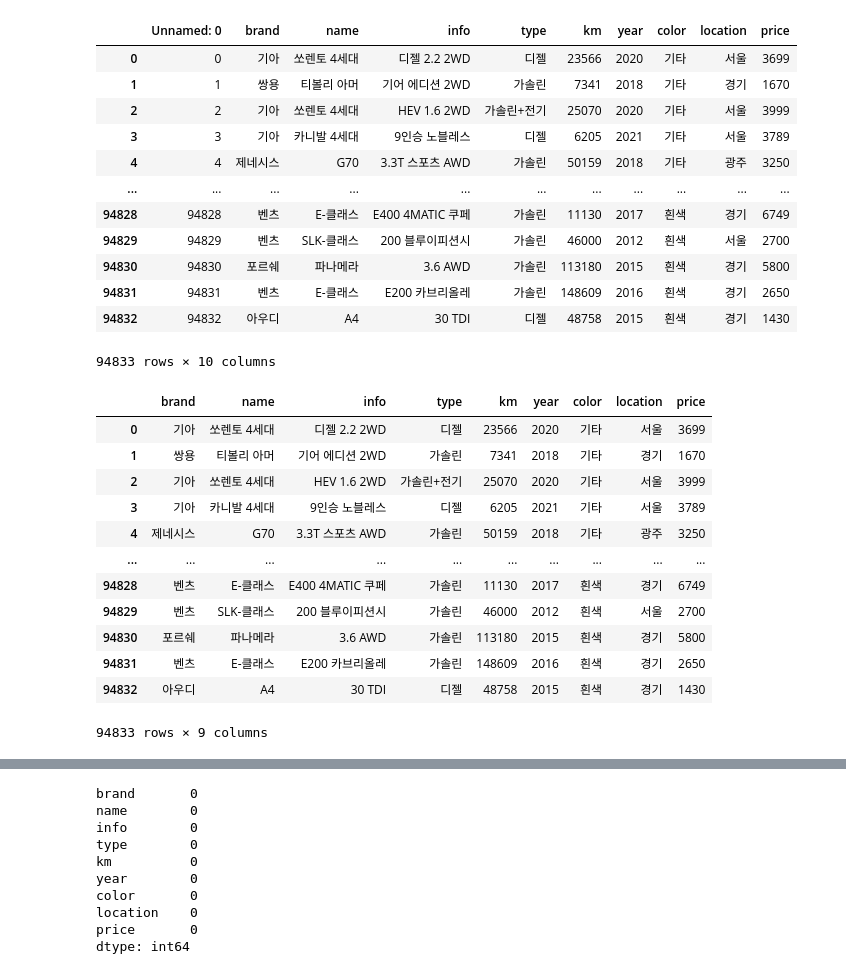
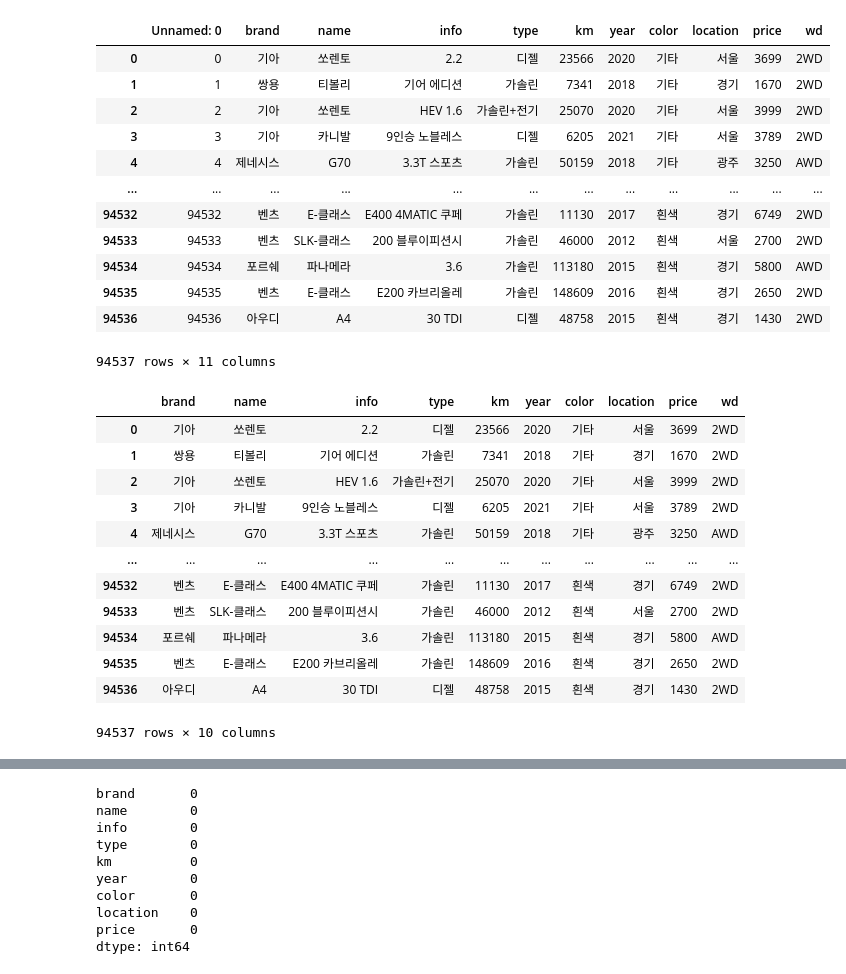
Before and after one commit to Ahn-seongjun/Fin_project_6, a Jupyter notebook: Data_Preprocessing.ipynb, the cells around one changed output, grey strips where cells are left out. Saved outputs shown, nothing was run; the diff lists cells and outputs as text; code cells hidden in the pictures.

```diff
--- a/Data_Preprocessing.ipynb
+++ b/Data_Preprocessing.ipynb
@@ -10,37 +10,37 @@ warnings.filterwarnings("ignore")
 from IPython.core.interactiveshell import InteractiveShell
 InteractiveShell.ast_node_interactivity="all"
 # %%
-df = pd.read_csv('data/엔카케이카합본.csv')
+df = pd.read_csv('data/encar_kcar.csv')
 df
 # %% [output]
-|  | Unnamed: 0 | brand | name | info | type | km | year | color | location | price |
-| 0 | 0 | 기아 | 쏘렌토 4세대 | 디젤 2.2 2WD | 디젤 | 23566 | 2020 | 기타 | 서울 | 3699 |
-| 1 | 1 | 쌍용 | 티볼리 아머 | 기어 에디션 2WD | 가솔린 | 7341 | 2018 | 기타 | 경기 | 1670 |
-| 2 | 2 | 기아 | 쏘렌토 4세대 | HEV 1.6 2WD | 가솔린+전기 | 25070 | 2020 | 기타 | 서울 | 3999 |
-| 3 | 3 | 기아 | 카니발 4세대 | 9인승 노블레스 | 디젤 | 6205 | 2021 | 기타 | 서울 | 3789 |
-| 4 | 4 | 제네시스 | G70 | 3.3T 스포츠 AWD | 가솔린 | 50159 | 2018 | 기타 | 광주 | 3250 |
-| ... | ... | ... | ... | ... | ... | ... | ... | ... | ... | ... |
-| 94828 | 94828 | 벤츠 | E-클래스 | E400 4MATIC 쿠페 | 가솔린 | 11130 | 2017 | 흰색 | 경기 | 6749 |
-| 94829 | 94829 | 벤츠 | SLK-클래스 | 200 블루이피션시 | 가솔린 | 46000 | 2012 | 흰색 | 서울 | 2700 |
-| 94830 | 94830 | 포르쉐 | 파나메라 | 3.6 AWD | 가솔린 | 113180 | 2015 | 흰색 | 경기 | 5800 |
-| 94831 | 94831 | 벤츠 | E-클래스 | E200 카브리올레 | 가솔린 | 148609 | 2016 | 흰색 | 경기 | 2650 |
-| 94832 | 94832 | 아우디 | A4 | 30 TDI | 디젤 | 48758 | 2015 | 흰색 | 경기 | 1430 |
+|  | Unnamed: 0 | brand | name | info | type | km | year | color | location | price | wd |
+| 0 | 0 | 기아 | 쏘렌토 | 2.2 | 디젤 | 23566 | 2020 | 기타 | 서울 | 3699 | 2WD |
+| 1 | 1 | 쌍용 | 티볼리 | 기어 에디션 | 가솔린 | 7341 | 2018 | 기타 | 경기 | 1670 | 2WD |
+| 2 | 2 | 기아 | 쏘렌토 | HEV 1.6 | 가솔린+전기 | 25070 | 2020 | 기타 | 서울 | 3999 | 2WD |
+| 3 | 3 | 기아 | 카니발 | 9인승 노블레스 | 디젤 | 6205 | 2021 | 기타 | 서울 | 3789 | 2WD |
+| 4 | 4 | 제네시스 | G70 | 3.3T 스포츠 | 가솔린 | 50159 | 2018 | 기타 | 광주 | 3250 | AWD |
+| ... | ... | ... | ... | ... | ... | ... | ... | ... | ... | ... | ... |
+| 94532 | 94532 | 벤츠 | E-클래스 | E400 4MATIC 쿠페 | 가솔린 | 11130 | 2017 | 흰색 | 경기 | 6749 | 2WD |
+| 94533 | 94533 | 벤츠 | SLK-클래스 | 200 블루이피션시 | 가솔린 | 46000 | 2012 | 흰색 | 서울 | 2700 | 2WD |
+| 94534 | 94534 | 포르쉐 | 파나메라 | 3.6 | 가솔린 | 113180 | 2015 | 흰색 | 경기 | 5800 | AWD |
+| 94535 | 94535 | 벤츠 | E-클래스 | E200 카브리올레 | 가솔린 | 148609 | 2016 | 흰색 | 경기 | 2650 | 2WD |
+| 94536 | 94536 | 아우디 | A4 | 30 TDI | 디젤 | 48758 | 2015 | 흰색 | 경기 | 1430 | 2WD |
-94833 rows × 10 columns
+94537 rows × 11 columns
 # %%
 # 쓸모없는 컬럼 제거
 df.drop(['Unnamed: 0'],axis=1, inplace = True)
 df
 # %% [output]
-|  | brand | name | info | type | km | year | color | location | price |
-| 0 | 기아 | 쏘렌토 4세대 | 디젤 2.2 2WD | 디젤 | 23566 | 2020 | 기타 | 서울 | 3699 |
-| 1 | 쌍용 | 티볼리 아머 | 기어 에디션 2WD | 가솔린 | 7341 | 2018 | 기타 | 경기 | 1670 |
-| 2 | 기아 | 쏘렌토 4세대 | HEV 1.6 2WD | 가솔린+전기 | 25070 | 2020 | 기타 | 서울 | 3999 |
-| 3 | 기아 | 카니발 4세대 | 9인승 노블레스 | 디젤 | 6205 | 2021 | 기타 | 서울 | 3789 |
-| 4 | 제네시스 | G70 | 3.3T 스포츠 AWD | 가솔린 | 50159 | 2018 | 기타 | 광주 | 3250 |
-| ... | ... | ... | ... | ... | ... | ... | ... | ... | ... |
-| 94828 | 벤츠 | E-클래스 | E400 4MATIC 쿠페 | 가솔린 | 11130 | 2017 | 흰색 | 경기 | 6749 |
-| 94829 | 벤츠 | SLK-클래스 | 200 블루이피션시 | 가솔린 | 46000 | 2012 | 흰색 | 서울 | 2700 |
-| 94830 | 포르쉐 | 파나메라 | 3.6 AWD | 가솔린 | 113180 | 2015 | 흰색 | 경기 | 5800 |
-| 94831 | 벤츠 | E-클래스 | E200 카브리올레 | 가솔린 | 148609 | 2016 | 흰색 | 경기 | 2650 |
-| 94832 | 아우디 | A4 | 30 TDI | 디젤 | 48758 | 2015 | 흰색 | 경기 | 1430 |
+|  | brand | name | info | type | km | year | color | location | price | wd |
+| 0 | 기아 | 쏘렌토 | 2.2 | 디젤 | 23566 | 2020 | 기타 | 서울 | 3699 | 2WD |
+| 1 | 쌍용 | 티볼리 | 기어 에디션 | 가솔린 | 7341 | 2018 | 기타 | 경기 | 1670 | 2WD |
+| 2 | 기아 | 쏘렌토 | HEV 1.6 | 가솔린+전기 | 25070 | 2020 | 기타 | 서울 | 3999 | 2WD |
+| 3 | 기아 | 카니발 | 9인승 노블레스 | 디젤 | 6205 | 2021 | 기타 | 서울 | 3789 | 2WD |
+| 4 | 제네시스 | G70 | 3.3T 스포츠 | 가솔린 | 50159 | 2018 | 기타 | 광주 | 3250 | AWD |
+| ... | ... | ... | ... | ... | ... | ... | ... | ... | ... | ... |
+| 94532 | 벤츠 | E-클래스 | E400 4MATIC 쿠페 | 가솔린 | 11130 | 2017 | 흰색 | 경기 | 6749 | 2WD |
+| 94533 | 벤츠 | SLK-클래스 | 200 블루이피션시 | 가솔린 | 46000 | 2012 | 흰색 | 서울 | 2700 | 2WD |
+| 94534 | 포르쉐 | 파나메라 | 3.6 | 가솔린 | 113180 | 2015 | 흰색 | 경기 | 5800 | AWD |
+| 94535 | 벤츠 | E-클래스 | E200 카브리올레 | 가솔린 | 148609 | 2016 | 흰색 | 경기 | 2650 | 2WD |
+| 94536 | 아우디 | A4 | 30 TDI | 디젤 | 48758 | 2015 | 흰색 | 경기 | 1430 | 2WD |
-94833 rows × 9 columns
+94537 rows × 10 columns
```
Also changed, not shown: parts of 7 cells of this notebook, 16 other files.
